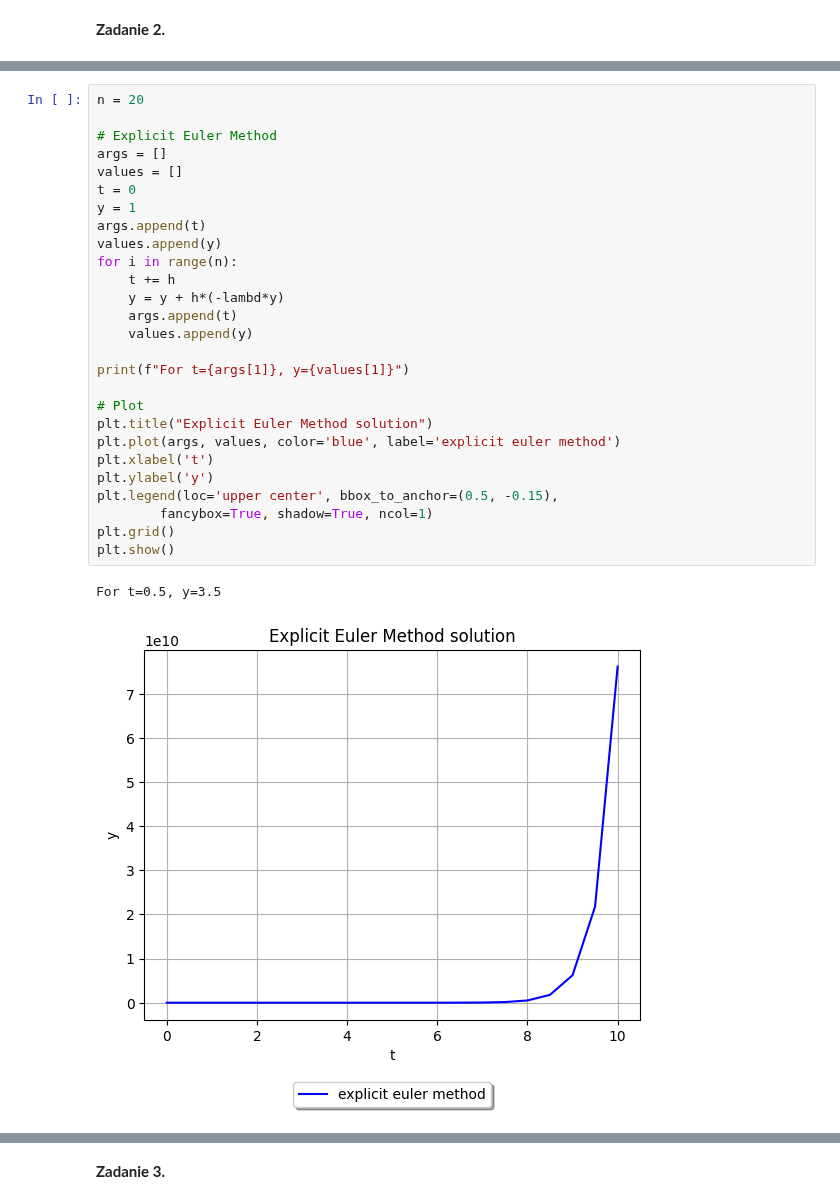
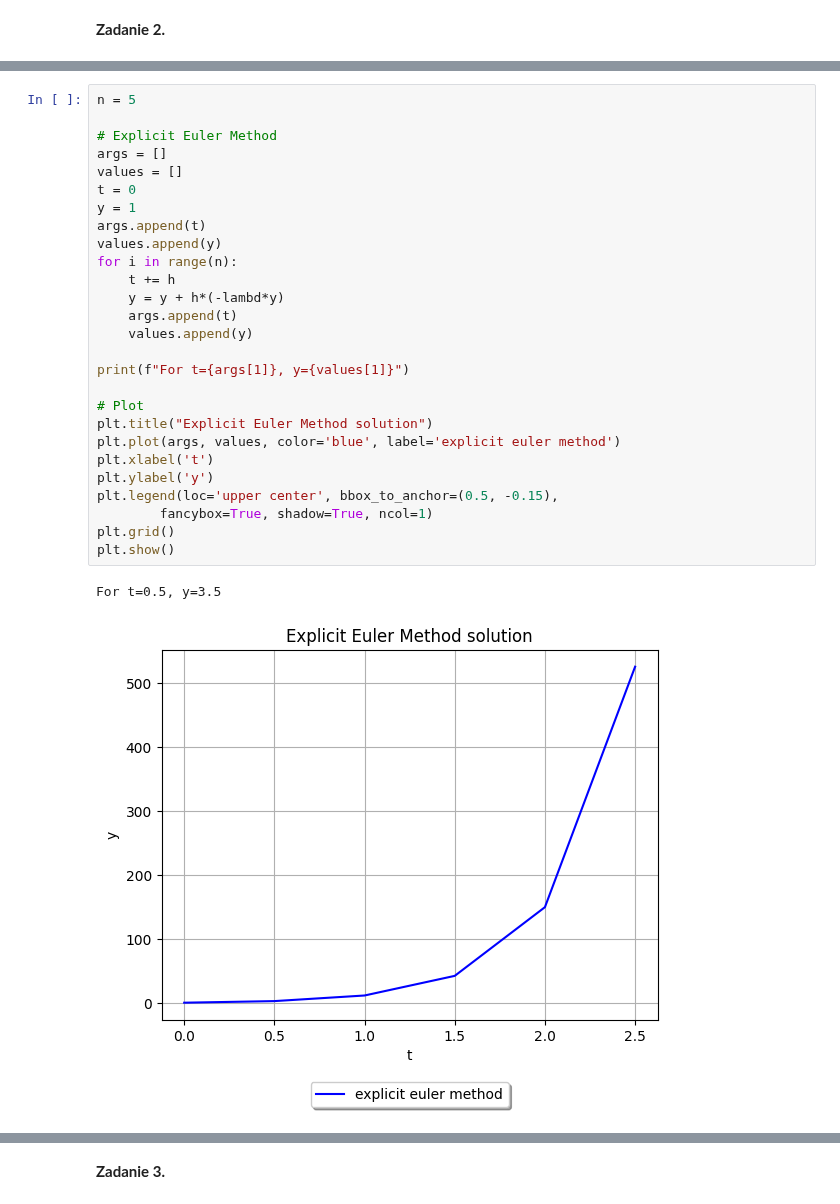
Before and after one commit to baramundi666/Computation-Methods-for-Science-and-Technology, a Jupyter notebook: lab-9/main.ipynb, the cells around one changed output, grey strips where cells are left out. Drawn from its saved outputs; the diff is of its cells as text.

```diff
--- a/lab-9/main.ipynb
+++ b/lab-9/main.ipynb
@@ -25,31 +24,31 @@ print(explicit_euler_amp_factor(Q), implicit_euler_amp_factor(Q), trapezoidal_am
 # %%
-n = 20
+n = 5
 
 # Explicit Euler Method
 args = []
 values = []
 t = 0
 y = 1
 args.append(t)
 values.append(y)
 for i in range(n):
     t += h
     y = y + h*(-lambd*y)
     args.append(t)
     values.append(y)
 
 print(f"For t={args[1]}, y={values[1]}")
 
 # Plot
 plt.title("Explicit Euler Method solution")
 plt.plot(args, values, color='blue', label='explicit euler method')
 plt.xlabel('t')
 plt.ylabel('y')
 plt.legend(loc='upper center', bbox_to_anchor=(0.5, -0.15),
         fancybox=True, shadow=True, ncol=1)
 plt.grid()
 plt.show()
 # %% [output]
 For t=0.5, y=3.5
-[figure, old version]
+[figure, new version]
 # %%
```
Also changed, not shown: parts of 6 cells of this notebook, 2 other files.
